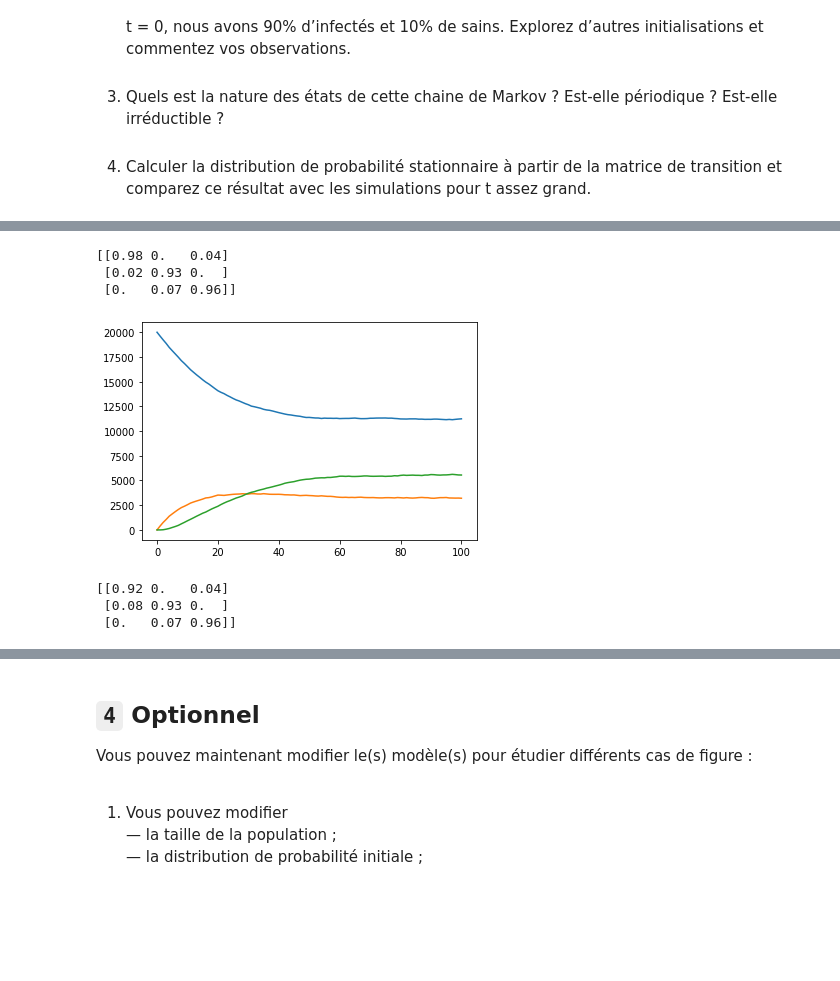
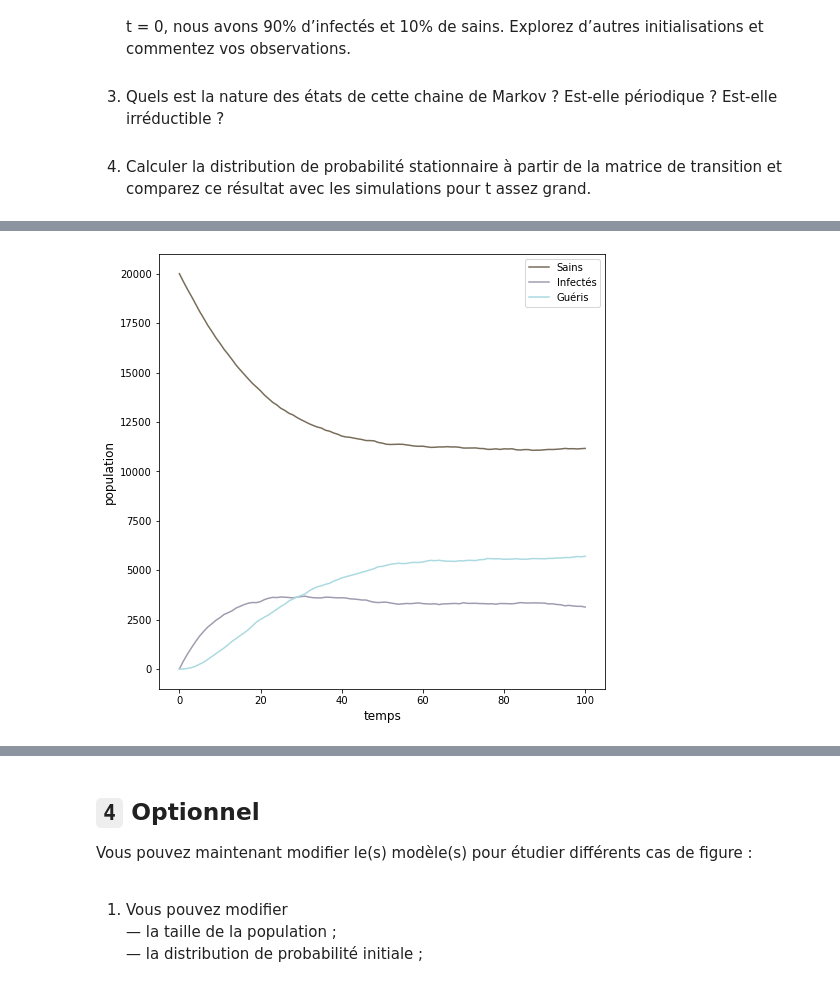
Before and after one commit to petrulii/pandemic-propagation, a Jupyter notebook: projet3_Teo_Ieva.ipynb, the cells around one changed output, grey strips where cells are left out. Drawn from its saved outputs; the diff is of its cells as text; code cells hidden in the pictures; blank space fills up the shorter version.

```diff
--- a/projet3_Teo_Ieva.ipynb
+++ b/projet3_Teo_Ieva.ipynb
@@ -60,7 +60,7 @@ Vous pouvez prendre T=50.
 v0_sum = np.cumsum(v0)
 
 def tirage_aleatoire(T):
-"""function that produces a state chain for one individual for a given T."""
+    """Function that produces a state chain for one individual for a given T."""
     etat_courant = np.argwhere(v0_sum >= rnd.random())[0,0]                 # randomly choosing one of the possible states from v0
 
     state_chain = [etat_courant]                                            # to store the chain
@@ -167,48 +175,24 @@ Nous allons considérer qu’en période de distanciation la probabilité de dev
 — Le nombre d’individus infectés va décroître. Quand il y a moins de 15% d’infectés, le confinement est levé ; on continue les simulations avec la première matrice A.<br/>
 # %%
 # transition matrix A of size 3x3
-A = np.array([  [0.98,  0,      0.04],
+A2 = np.array([  [0.98,  0,      0.04],
                 [0.02,  0.93,   0],
                 [0,     0.07,   0.96]])
 
-if np.any(np.sum(A, axis=0) != 1) or np.any(A < 0):
+if np.any(np.sum(A2, axis=0) != 1) or np.any(A2 < 0):
     print("Transition matrix is not Stochastic.")
-else:
-    print(A)
 
+# v0 is a vector which represents the initial probability distribution where all individuals are healthy at t=0
 v0 = np.array([1, 0, 0])
 v0_sum = np.cumsum(v0)
 
+# creates a chain of 100 states for every individual in a population of 20000
+A = A2
 a = np.array([tirage_aleatoire(100) for _ in range(20000)])
 count = np.zeros((3, a.shape[1]))
-for j in range(a.shape[1]):
-    count[0, j] = len(np.where(a[:,j] == 0)[0])
-    count[1, j] = len(np.where(a[:,j] == 1)[0])
-    count[2, j] = len(np.where(a[:,j] == 2)[0])
 
-x = [i for i in range(101)]
-plt.plot(x, count[0, :])
-plt.plot(x, count[1, :])
-plt.plot(x, count[2, :])
-plt.show()
+plot_population(101)
 # %% [output]
-[[0.98 0.   0.04]
- [0.02 0.93 0.  ]
- [0.   0.07 0.96]]
-[figure, old version]
+[figure, new version]
-# %%
-# transition matrix A of size 3x3
-A1 = np.array([  [0.92,  0,      0.04],
-                [0.08,  0.93,   0],
-                [0,     0.07,   0.96]])
-
-if np.any(np.sum(A1, axis=0) != 1) or np.any(A < 0):
-    print("Transition matrix is not Stochastic.")
-else:
-    print(A1)
-# %% [output]
-[[0.92 0.   0.04]
- [0.08 0.93 0.  ]
- [0.   0.07 0.96]]
 # %%
 def tirage_aleatoire_alterne(T, alterne):
```
Also changed, not shown: parts of 13 cells of this notebook.
